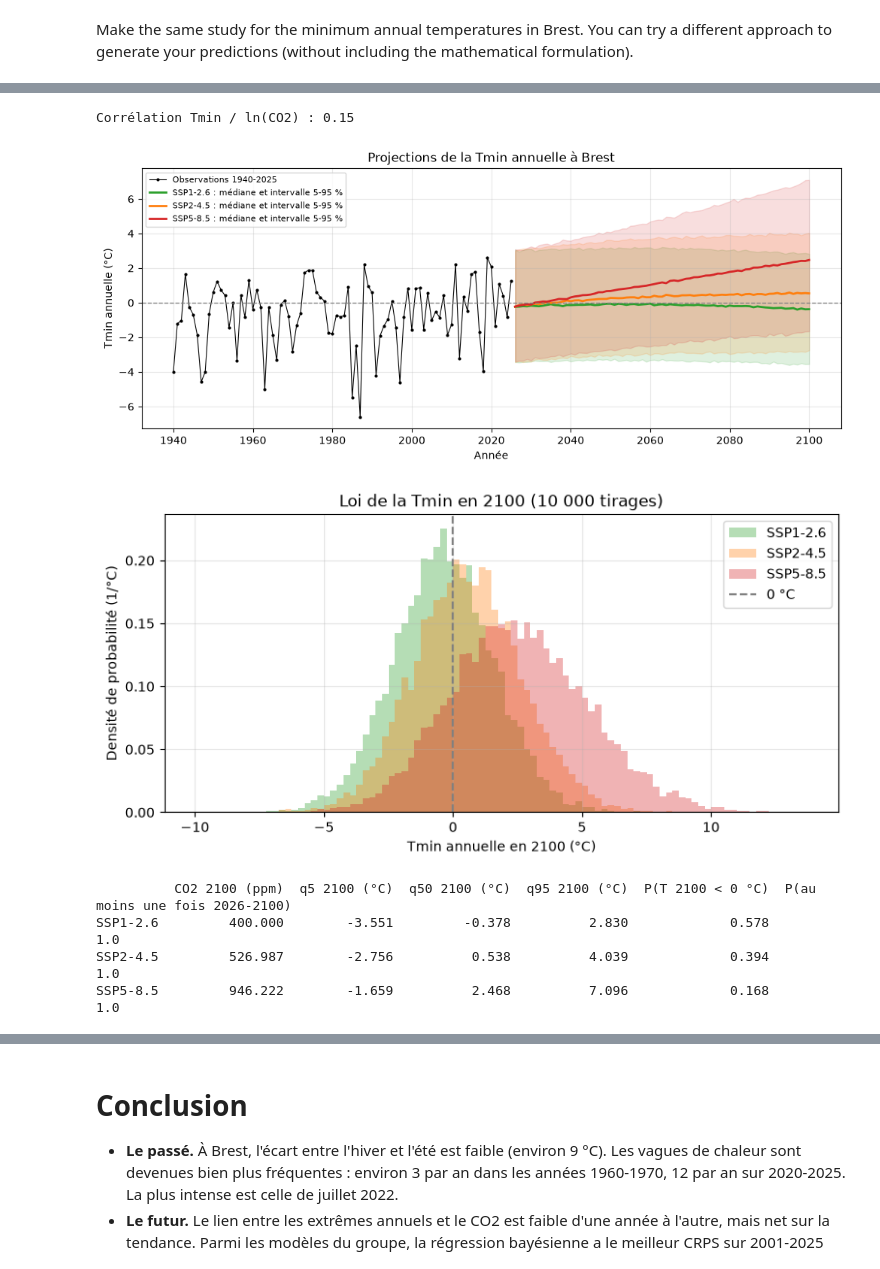
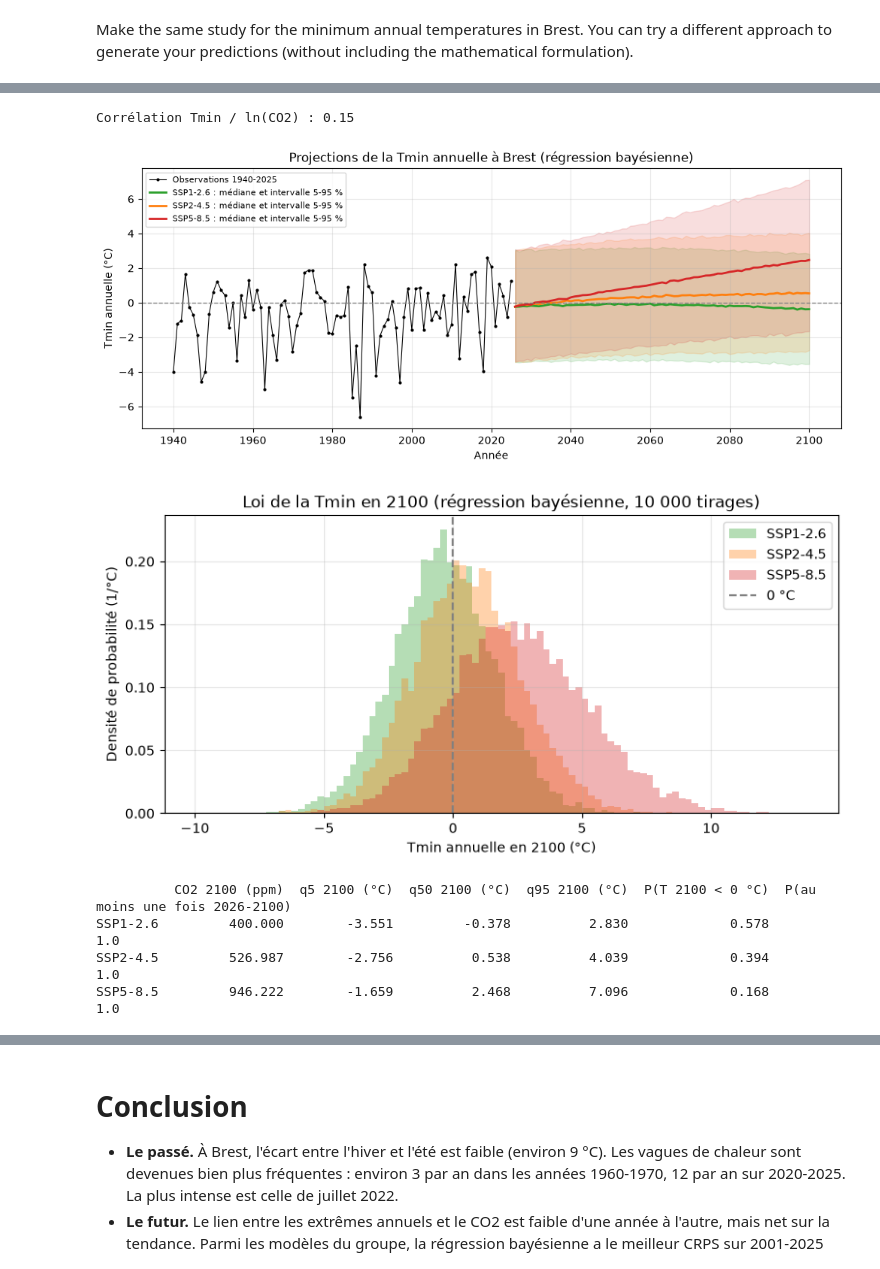
Before and after one commit to eliashas/mini-projet-stochastique, a Jupyter notebook: rendu_final_concis/rendu_final_groupe.ipynb, the cells around one changed output, grey strips where cells are left out. Cells and saved outputs as stored; diff of their text form; code cells hidden in the pictures.

```diff
--- a/rendu_final_concis/rendu_final_groupe.ipynb
+++ b/rendu_final_concis/rendu_final_groupe.ipynb
@@ -571,9 +571,8 @@ for var in ['max', 'min']:
     print(f'Diffusion, CRPS T{var} 2001-2025 : {crps(tirer_diffusion(m, x[apres]), y[var].to_numpy()[apres]):.2f} °C')
 
 # Tmax en 2100 avec SSP5-8.5, après réentraînement sur 1940-2025
-m = entrainer_diffusion(x, y['max'].to_numpy(), PAS['max'])
-t2100 = tirer_diffusion(m, np.log(yearly_future_co2['ssp5-8.5'].to_numpy()))[:, -1]
-print(f'Tmax 2100 (SSP5-8.5) : médiane {np.median(t2100):.1f} °C, P(> 40 °C) = {np.mean(t2100 > 40):.1%}')
+# modèle réentraîné sur 1940-2025, utilisé à la question suivante pour les projections
+diffusion_max = entrainer_diffusion(x, y['max'].to_numpy(), PAS['max'])
 # %% [output]
 Diffusion, CRPS Tmax 2001-2025 : 1.65 °C
 Diffusion, CRPS Tmin 2001-2025 : 0.99 °C
@@ -609,7 +613,7 @@ def tracer(var, sims, seuil):
     plt.axhline(seuil, color='grey', ls='--', lw=1)
     plt.xlabel('Année')
     plt.ylabel(f'T{var} annuelle (°C)')
-    plt.title(f'Projections de la T{var} annuelle à Brest')
+    plt.title(f'Projections de la T{var} annuelle à Brest (régression bayésienne)')
     plt.legend(loc='upper left', fontsize=8)
     plt.show()
 
@@ -673,34 +698,34 @@ Make the same study for the minimum annual temperatures in Brest. You can try a
 # %%
 # même étude que pour Tmax : d'abord les observations 1940-2025
 plt.plot(y['annee'], y['min'], 'o-', ms=3, lw=1, color='tab:blue', label='Minimum annuel')
 plt.plot(y['annee'], y['min'].rolling(11, center=True).mean(), lw=2.5, color='k', label='Moyenne glissante sur 11 ans')
 plt.xlabel('Année')
 plt.ylabel('Température (°C)')
 plt.title('Température minimale annuelle à Brest (1940-2025)')
 plt.legend()
 plt.show()
 print('Corrélation Tmin / ln(CO2) :', round(y['min'].corr(np.log(y['co2'])), 2))
 
 # projections avec le même modèle, et seuil de 0 °C (le gel) au lieu de 40 °C
 sims_min = projeter('min')
 tracer('min', sims_min, 0)
 
 plt.figure(figsize=(9, 4))
 for s, couleur in SSP.items():
     plt.hist(sims_min[s][:, -1], np.arange(-10, 14, 0.25), density=True, histtype='stepfilled', alpha=0.35,
              color=couleur, label=s.upper())
 plt.axvline(0, color='grey', ls='--', label='0 °C')
 plt.xlabel('Tmin annuelle en 2100 (°C)')
 plt.ylabel('Densité de probabilité (1/°C)')
-plt.title('Loi de la Tmin en 2100 (10 000 tirages)')
+plt.title('Loi de la Tmin en 2100 (régression bayésienne, 10 000 tirages)')
 plt.legend()
 plt.show()
 print(resume_2100(sims_min, 0, au_dessus=False).round(3).to_string())
 # %% [output]
 [figure]
 Corrélation Tmin / ln(CO2) : 0.15
-[figure, old version]
+[figure, new version]
-[figure, old version]
+[figure, new version]
           CO2 2100 (ppm)  q5 2100 (°C)  q50 2100 (°C)  q95 2100 (°C)  P(T 2100 < 0 °C)  P(au moins une fois 2026-2100)
 SSP1-2.6         400.000        -3.551         -0.378          2.830             0.578                             1.0
 SSP2-4.5         526.987        -2.756          0.538          4.039             0.394                             1.0
```
Also changed, not shown: parts of 6 cells of this notebook, 2 other files.
